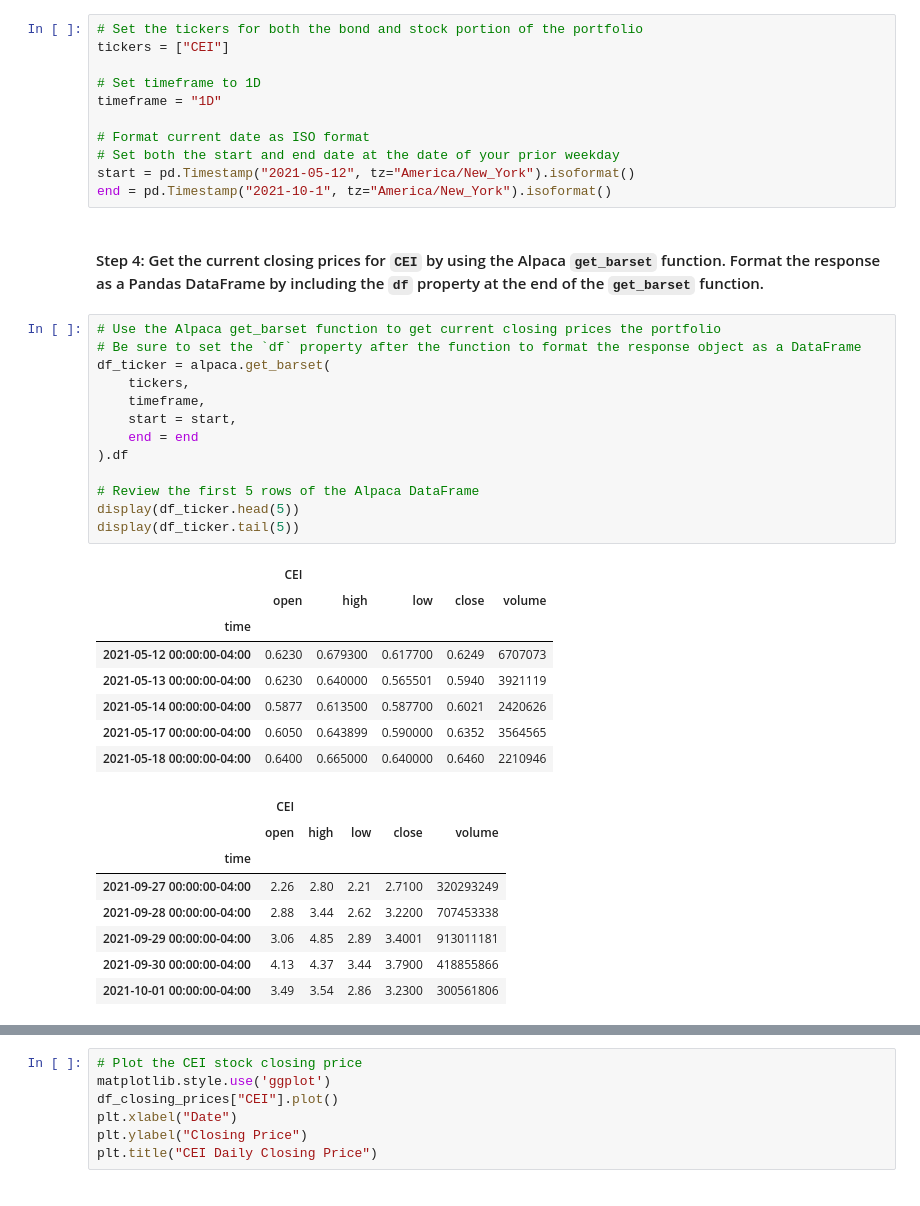
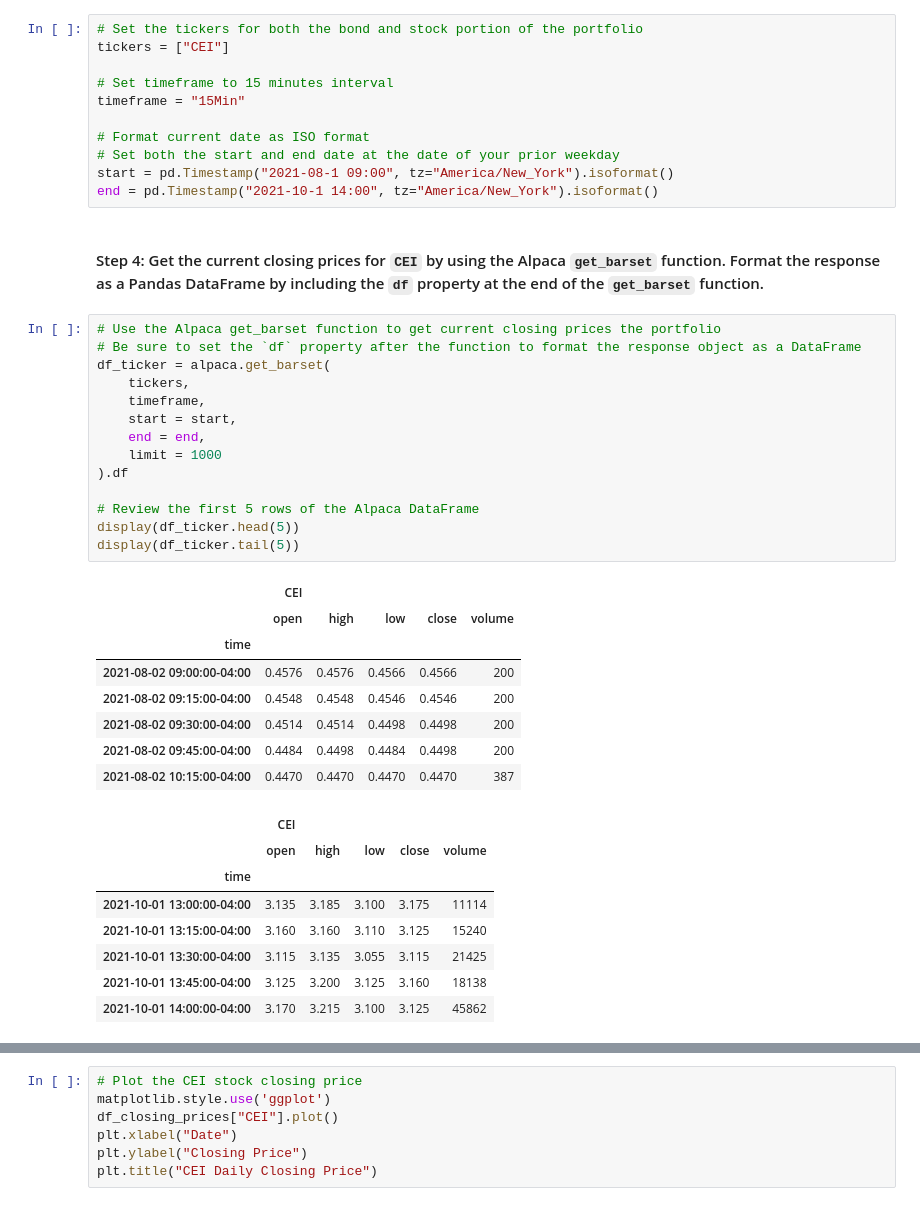
Before and after one commit to douglasg-fintec/Project-2, a Jupyter notebook: Analytic Files/api_request.ipynb, the cells around one changed output, grey strips where cells are left out. Cells and saved outputs as stored; diff of their text form.

```diff
--- a/Analytic Files/api_request.ipynb
+++ b/Analytic Files/api_request.ipynb
@@ -52,45 +53,46 @@ Alpaca Secret Key type: <class 'str'>
 # Set the tickers for both the bond and stock portion of the portfolio
 tickers = ["CEI"]
 
-# Set timeframe to 1D
-timeframe = "1D"
+# Set timeframe to 15 minutes interval
+timeframe = "15Min"
 
 # Format current date as ISO format
 # Set both the start and end date at the date of your prior weekday
-start = pd.Timestamp("2021-05-12", tz="America/New_York").isoformat()
-end = pd.Timestamp("2021-10-1", tz="America/New_York").isoformat()
+start = pd.Timestamp("2021-08-1 09:00", tz="America/New_York").isoformat()
+end = pd.Timestamp("2021-10-1 14:00", tz="America/New_York").isoformat()
 # %% [markdown]
 #### Step 4: Get the current closing prices for `CEI` by using the Alpaca `get_barset` function. Format the response as a Pandas DataFrame by including the `df` property at the end of the `get_barset` function.
 # %%
 # Use the Alpaca get_barset function to get current closing prices the portfolio
 # Be sure to set the `df` property after the function to format the response object as a DataFrame
 df_ticker = alpaca.get_barset(
     tickers,
     timeframe,
     start = start,
-    end = end
+    end = end,
+    limit = 1000
 ).df
 
 # Review the first 5 rows of the Alpaca DataFrame
 display(df_ticker.head(5))
 display(df_ticker.tail(5))
 # %% [output]
 |  | CEI |  |  |  |  |
 |  | open | high | low | close | volume |
 | time |  |  |  |  |  |
-| 2021-05-12 00:00:00-04:00 | 0.6230 | 0.679300 | 0.617700 | 0.6249 | 6707073 |
-| 2021-05-13 00:00:00-04:00 | 0.6230 | 0.640000 | 0.565501 | 0.5940 | 3921119 |
-| 2021-05-14 00:00:00-04:00 | 0.5877 | 0.613500 | 0.587700 | 0.6021 | 2420626 |
-| 2021-05-17 00:00:00-04:00 | 0.6050 | 0.643899 | 0.590000 | 0.6352 | 3564565 |
-| 2021-05-18 00:00:00-04:00 | 0.6400 | 0.665000 | 0.640000 | 0.6460 | 2210946 |
+| 2021-08-02 09:00:00-04:00 | 0.4576 | 0.4576 | 0.4566 | 0.4566 | 200 |
+| 2021-08-02 09:15:00-04:00 | 0.4548 | 0.4548 | 0.4546 | 0.4546 | 200 |
+| 2021-08-02 09:30:00-04:00 | 0.4514 | 0.4514 | 0.4498 | 0.4498 | 200 |
+| 2021-08-02 09:45:00-04:00 | 0.4484 | 0.4498 | 0.4484 | 0.4498 | 200 |
+| 2021-08-02 10:15:00-04:00 | 0.4470 | 0.4470 | 0.4470 | 0.4470 | 387 |
 |  | CEI |  |  |  |  |
 |  | open | high | low | close | volume |
 | time |  |  |  |  |  |
-| 2021-09-27 00:00:00-04:00 | 2.26 | 2.80 | 2.21 | 2.7100 | 320293249 |
-| 2021-09-28 00:00:00-04:00 | 2.88 | 3.44 | 2.62 | 3.2200 | 707453338 |
-| 2021-09-29 00:00:00-04:00 | 3.06 | 4.85 | 2.89 | 3.4001 | 913011181 |
-| 2021-09-30 00:00:00-04:00 | 4.13 | 4.37 | 3.44 | 3.7900 | 418855866 |
-| 2021-10-01 00:00:00-04:00 | 3.49 | 3.54 | 2.86 | 3.2300 | 300561806 |
+| 2021-10-01 13:00:00-04:00 | 3.135 | 3.185 | 3.100 | 3.175 | 11114 |
+| 2021-10-01 13:15:00-04:00 | 3.160 | 3.160 | 3.110 | 3.125 | 15240 |
+| 2021-10-01 13:30:00-04:00 | 3.115 | 3.135 | 3.055 | 3.115 | 21425 |
+| 2021-10-01 13:45:00-04:00 | 3.125 | 3.200 | 3.125 | 3.160 | 18138 |
+| 2021-10-01 14:00:00-04:00 | 3.170 | 3.215 | 3.100 | 3.125 | 45862 |
 # %%
 # Create and empty DataFrame for closing prices
 df_closing_prices = pd.DataFrame()
```
Also changed, not shown: parts of 3 cells of this notebook, 1 other file.
